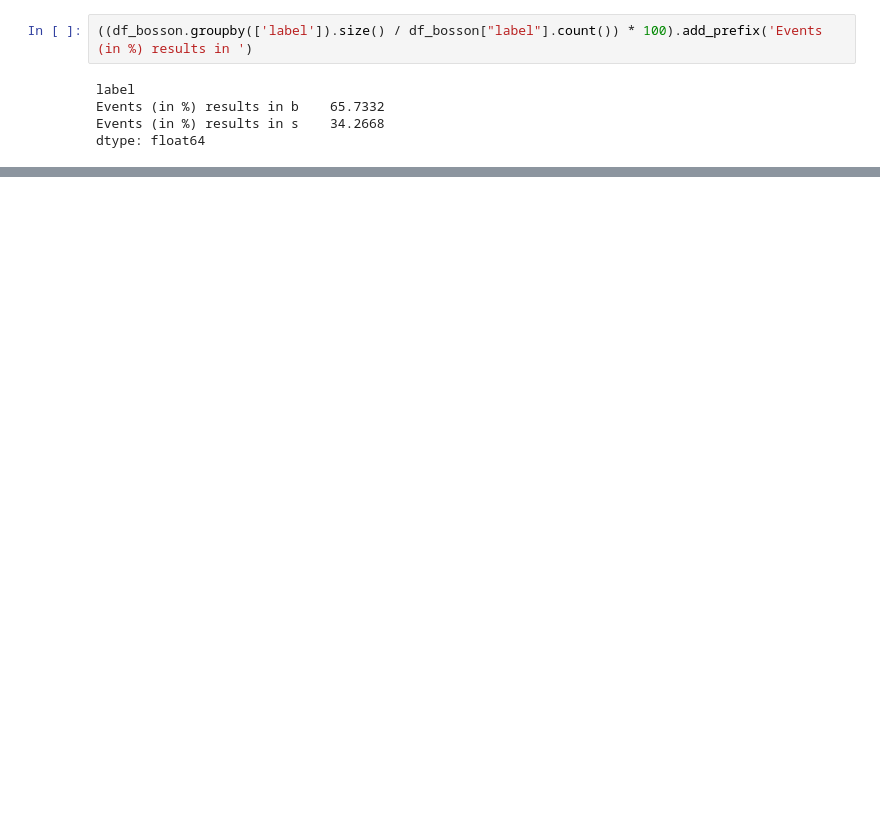
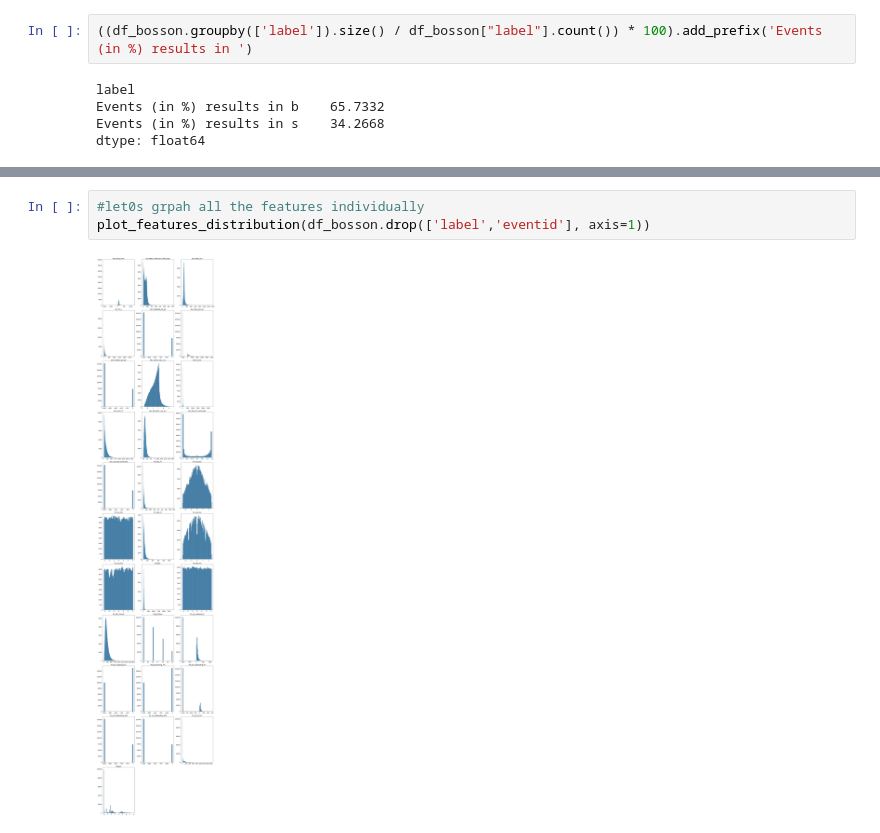
Before and after one commit to hmorales21/Higgs-Boson-Event_Detection, a Jupyter notebook: notebooks/hpa_classification_EDA.ipynb, the cells around one changed output, grey strips where cells are left out. Saved outputs shown, nothing was run; the diff lists cells and outputs as text; blank space fills up the shorter version.

```diff
--- a/notebooks/hpa_classification_EDA.ipynb
+++ b/notebooks/hpa_classification_EDA.ipynb
@@ -175,0 +217,5 @@ Name: pri_jet_num, dtype: int64
+# %%
+#let0s grpah all the features individually
+plot_features_distribution(df_bosson.drop(['label','eventid'], axis=1))
+# %% [output]
+[figure, added]
```
Also changed, not shown: parts of 15 cells of this notebook, 3 other files.
